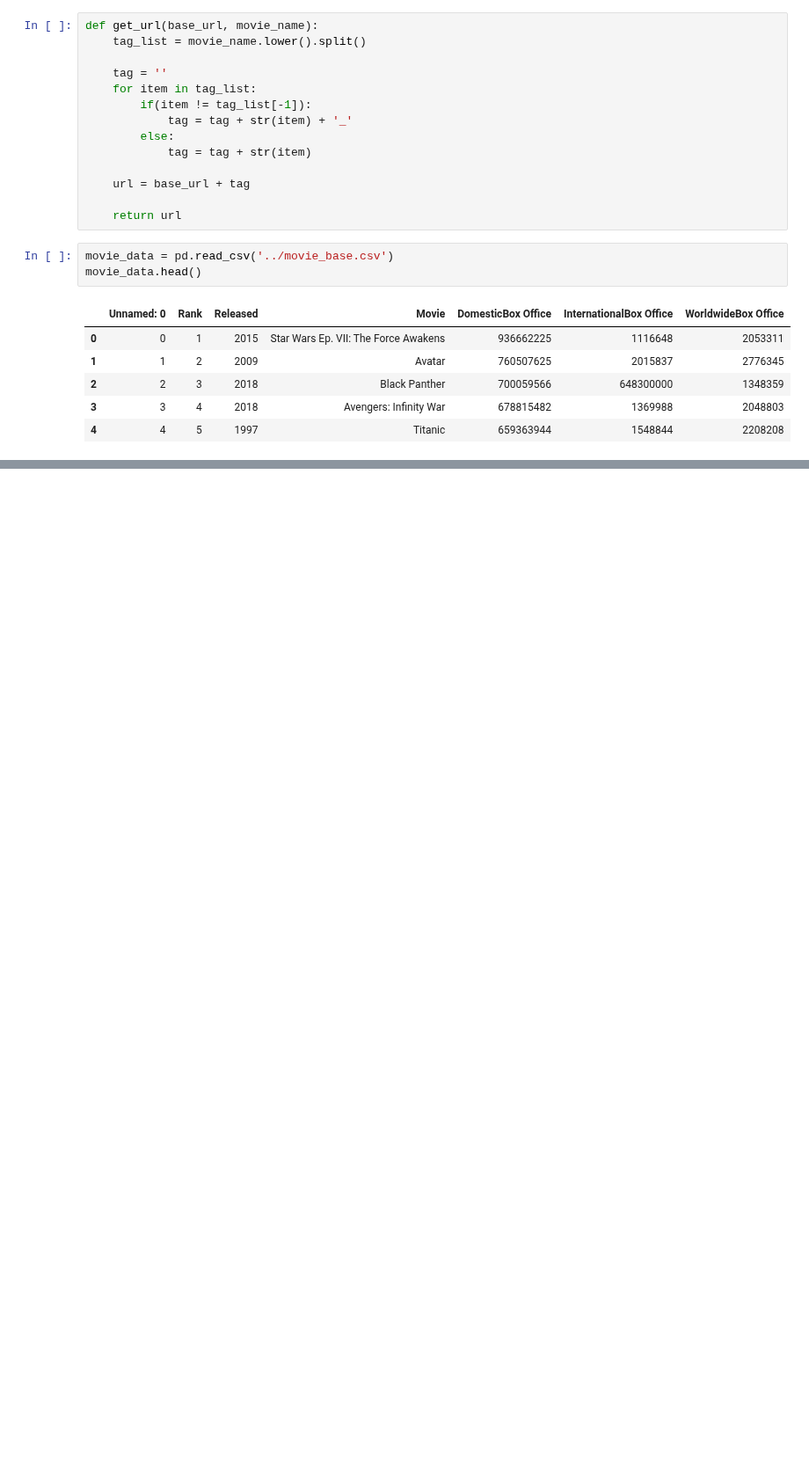
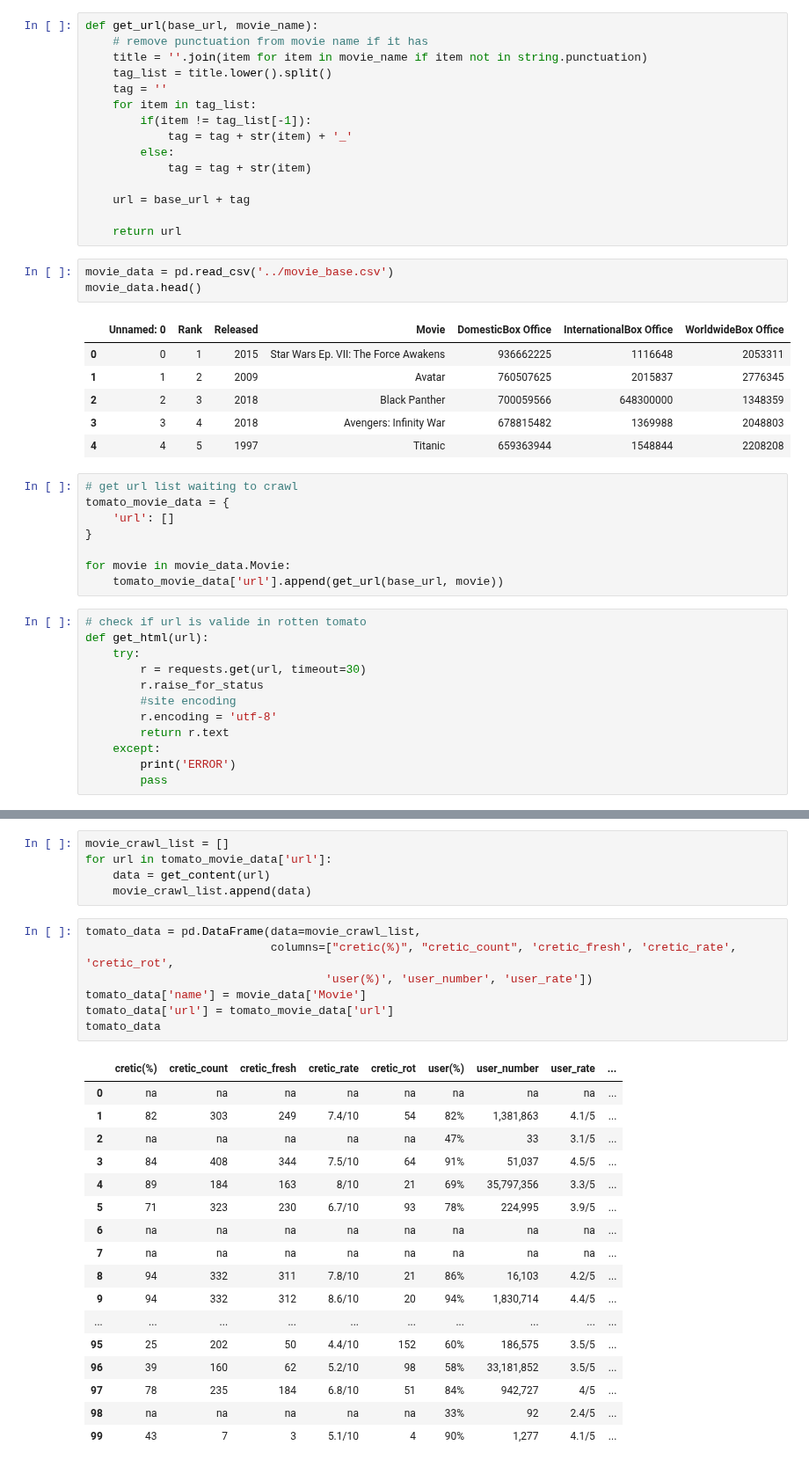
Before and after one commit to elsantonato/13-Project_2-Group_7, a Jupyter notebook: wangdian_subfolder/tomato_scrapy.ipynb, the cells around one changed output, grey strips where cells are left out. Shown at 88% size. Saved outputs shown, nothing was run; the diff lists cells and outputs as text; blank space fills up the shorter version.

```diff
--- a/wangdian_subfolder/tomato_scrapy.ipynb
+++ b/wangdian_subfolder/tomato_scrapy.ipynb
@@ -8,8 +13,9 @@ base_url = 'https://www.rottentomatoes.com/m/'
 headers = {'User-Agent': 'Mozilla/5.0 (Macintosh; Intel Mac OS X 10_13_6) AppleWebKit/537.36 (KHTML, like Gecko) Chrome/70.0.3538.77 Safari/537.36'}
 # %%
 def get_url(base_url, movie_name):
-    tag_list = movie_name.lower().split()
-
+    # remove punctuation from movie name if it has
+    title = ''.join(item for item in movie_name if item not in string.punctuation)
+    tag_list = title.lower().split()
     tag = ''
     for item in tag_list:
         if(item != tag_list[-1]):
@@ -30,3 +36,23 @@ movie_data.head()
 | 2 | 2 | 3 | 2018 | Black Panther | 700059566 | 648300000 | 1348359 |
 | 3 | 3 | 4 | 2018 | Avengers: Infinity War | 678815482 | 1369988 | 2048803 |
 | 4 | 4 | 5 | 1997 | Titanic | 659363944 | 1548844 | 2208208 |
+# %%
+# get url list waiting to crawl
+tomato_movie_data = {
+    'url': []
+}
+
+for movie in movie_data.Movie:
+    tomato_movie_data['url'].append(get_url(base_url, movie))
+# %%
+# check if url is valide in rotten tomato
+def get_html(url):
+    try:
+        r = requests.get(url, timeout=30)
+        r.raise_for_status
+        #site encoding
+        r.encoding = 'utf-8'
+        return r.text
+    except:
+        print('ERROR')
+        pass
@@ -32,0 +109,30 @@ movie_data.head()
+# %%
+movie_crawl_list = []
+for url in tomato_movie_data['url']:
+    data = get_content(url)
+    movie_crawl_list.append(data)
+# %%
+tomato_data = pd.DataFrame(data=movie_crawl_list,
+                           columns=["cretic(%)", "cretic_count", 'cretic_fresh', 'cretic_rate', 'cretic_rot',
+                                   'user(%)', 'user_number', 'user_rate'])
+tomato_data['name'] = movie_data['Movie']
+tomato_data['url'] = tomato_movie_data['url']
+tomato_data
+# %% [output]
+|  | cretic(%) | cretic_count | cretic_fresh | cretic_rate | cretic_rot | user(%) | user_number | user_rate | ... |
+| 0 | na | na | na | na | na | na | na | na | ... |
+| 1 | 82 | 303 | 249 | 7.4/10 | 54 | 82% | 1,381,863 | 4.1/5 | ... |
+| 2 | na | na | na | na | na | 47% | 33 | 3.1/5 | ... |
+| 3 | 84 | 408 | 344 | 7.5/10 | 64 | 91% | 51,037 | 4.5/5 | ... |
+| 4 | 89 | 184 | 163 | 8/10 | 21 | 69% | 35,797,356 | 3.3/5 | ... |
+| 5 | 71 | 323 | 230 | 6.7/10 | 93 | 78% | 224,995 | 3.9/5 | ... |
+| 6 | na | na | na | na | na | na | na | na | ... |
+| 7 | na | na | na | na | na | na | na | na | ... |
+| 8 | 94 | 332 | 311 | 7.8/10 | 21 | 86% | 16,103 | 4.2/5 | ... |
+| 9 | 94 | 332 | 312 | 8.6/10 | 20 | 94% | 1,830,714 | 4.4/5 | ... |
+| ... | ... | ... | ... | ... | ... | ... | ... | ... | ... |
+| 95 | 25 | 202 | 50 | 4.4/10 | 152 | 60% | 186,575 | 3.5/5 | ... |
+| 96 | 39 | 160 | 62 | 5.2/10 | 98 | 58% | 33,181,852 | 3.5/5 | ... |
+| 97 | 78 | 235 | 184 | 6.8/10 | 51 | 84% | 942,727 | 4/5 | ... |
+| 98 | na | na | na | na | na | 33% | 92 | 2.4/5 | ... |
+| 99 | 43 | 7 | 3 | 5.1/10 | 4 | 90% | 1,277 | 4.1/5 | ... |
```
Also changed, not shown: parts of 6 cells of this notebook.
